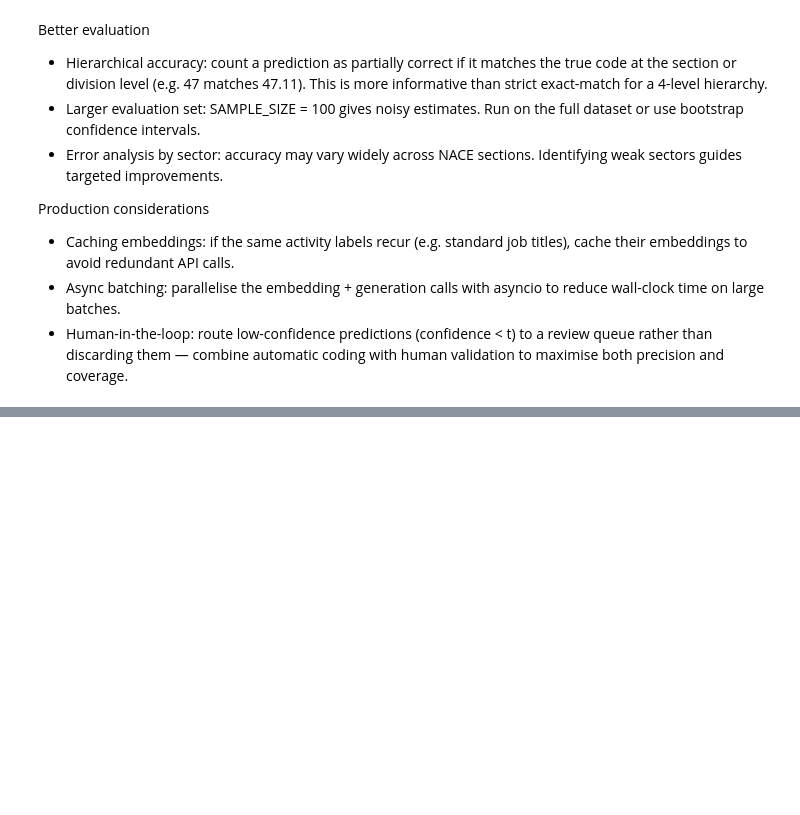
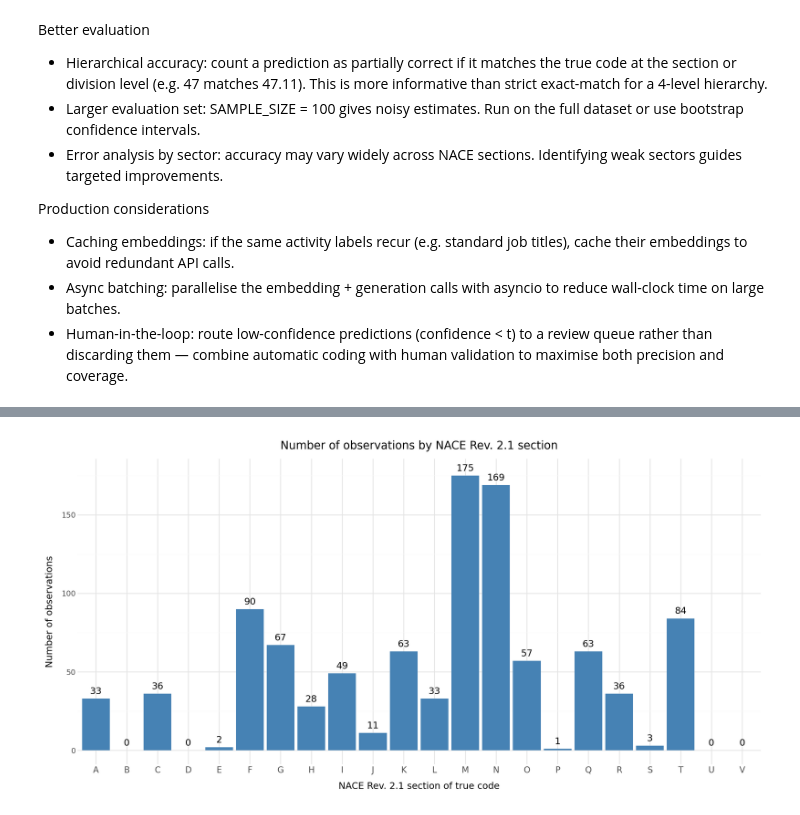
Before and after one commit to sarahdst/funathon-project2, a Jupyter notebook: funathon_RAG.ipynb, the cells around one changed output, grey strips where cells are left out. Drawn from its saved outputs; the diff is of its cells as text; code cells hidden in the pictures; blank space fills up the shorter version.

```diff
--- a/funathon_RAG.ipynb
+++ b/funathon_RAG.ipynb
@@ -1977,0 +1971,57 @@ p_section
+# %%
+import pandas as pd
+from plotnine import (
+    ggplot, aes, geom_col, geom_text,
+    scale_x_discrete, labs,
+    theme_minimal, theme, element_text
+)
+
+section_order = list("ABCDEFGHIJKLMNOPQRSTUV")
+
+# Sikr korrekt rækkefølge af sections
+results["section"] = pd.Categorical(
+    results["section"],
+    categories=section_order,
+    ordered=True
+)
+
+# Antal observationer pr. section
+df_section_n = (
+    results
+    .groupby("section", observed=False)
+    .size()
+    .reset_index(name="n_activities")
+)
+
+df_section_n
+
+p_section_n = (
+    ggplot(
+        df_section_n,
+        aes(x="section", y="n_activities")
+    )
+    + geom_col(fill="steelblue")
+    + geom_text(
+        aes(label="n_activities"),
+        va="bottom",
+        nudge_y=max(df_section_n["n_activities"].max() * 0.01, 0.2)
+    )
+    + scale_x_discrete(
+        limits=section_order,
+        drop=False
+    )
+    + labs(
+        title="Number of observations by NACE Rev. 2.1 section",
+        x="NACE Rev. 2.1 section of true code",
+        y="Number of observations"
+    )
+    + theme_minimal()
+    + theme(
+        figure_size=(12, 6),
+        axis_text_x=element_text(size=10)
+    )
+)
+
+p_section_n
+# %% [output]
+[figure, added]
```
Also changed, not shown: parts of 20 cells of this notebook, 1 other file.
